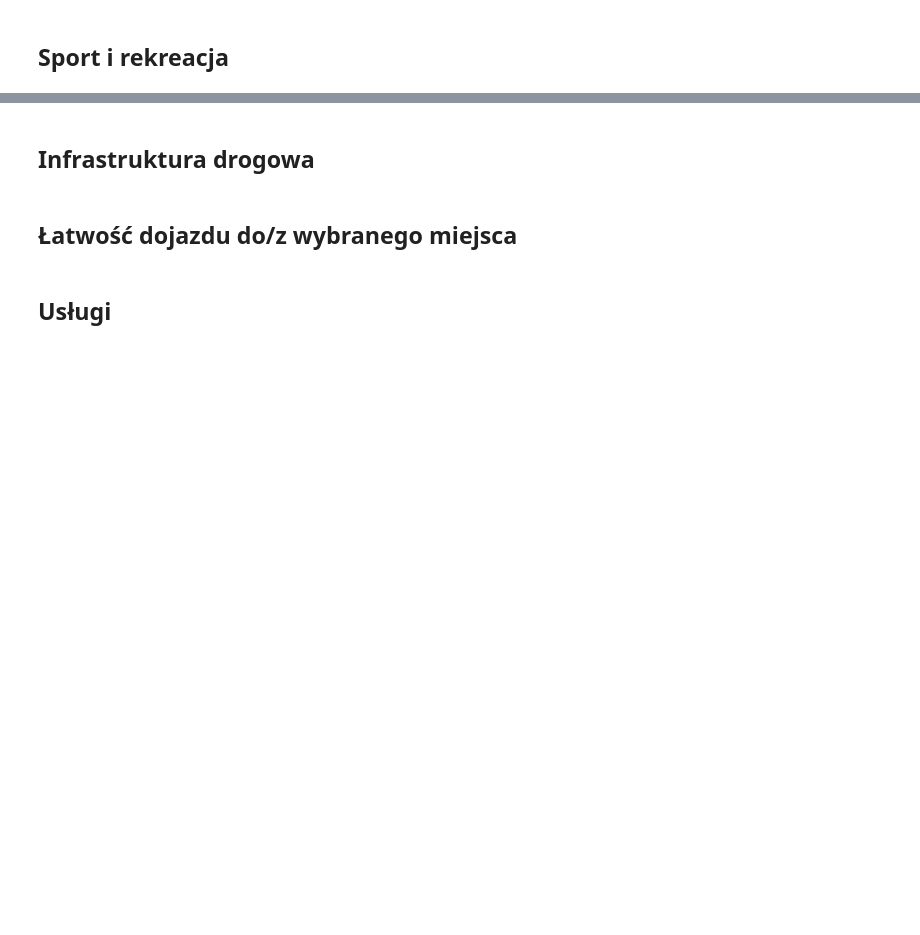
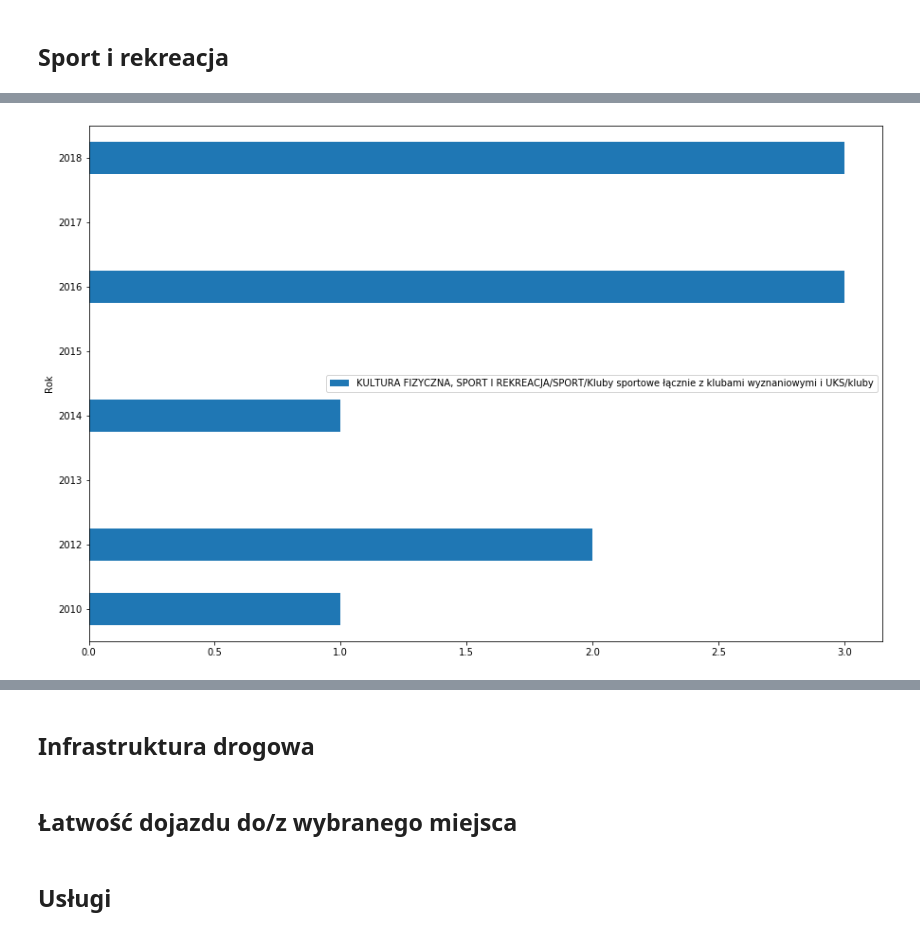
Before and after one commit to kodujdlapolski/tumieszkaj, a Jupyter notebook: Dane dla MVP TuMieszkaj.ipynb, the cells around one changed output, grey strips where cells are left out. Drawn from its saved outputs; the diff is of its cells as text; code cells hidden in the pictures; blank space fills up the shorter version.

Commit message:
#1 Update data.

```diff
--- a/Dane dla MVP TuMieszkaj.ipynb
+++ b/Dane dla MVP TuMieszkaj.ipynb
@@ -80,4 +89,4 @@ df
 # %%
-df = pd.read_csv('data/Imielin ŚCIEŻKI ROWEROWE.csv')
-df
+df = pd.read_csv('data/Imielin/sport_gmina.json.csv', index_col='Rok')
+df.columns.tolist()
 # %% [output]
@@ -91,0 +95,6 @@ df
+# %%
+df[[
+    'KULTURA FIZYCZNA, SPORT I REKREACJA/SPORT/Kluby sportowe łącznie z klubami wyznaniowymi i UKS/kluby'
+]].plot.barh(figsize=(15,10));
+# %% [output]
+[figure, added]
```
Also changed, not shown: parts of 34 cells of this notebook, 22 other files.
